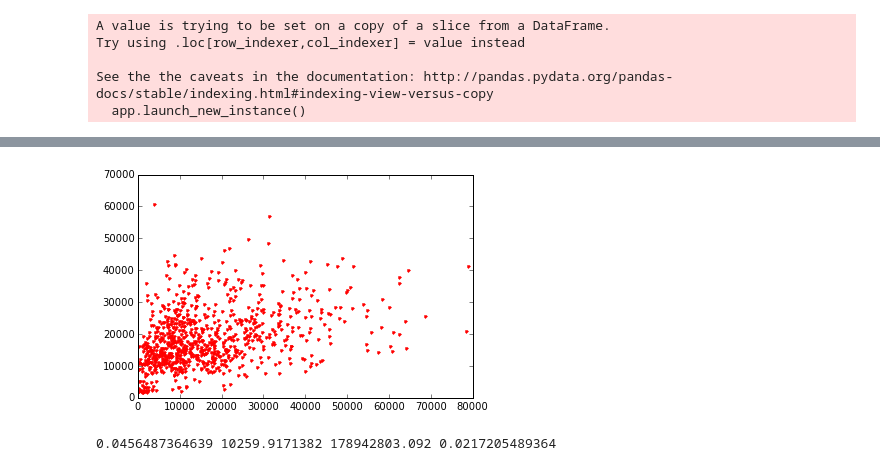
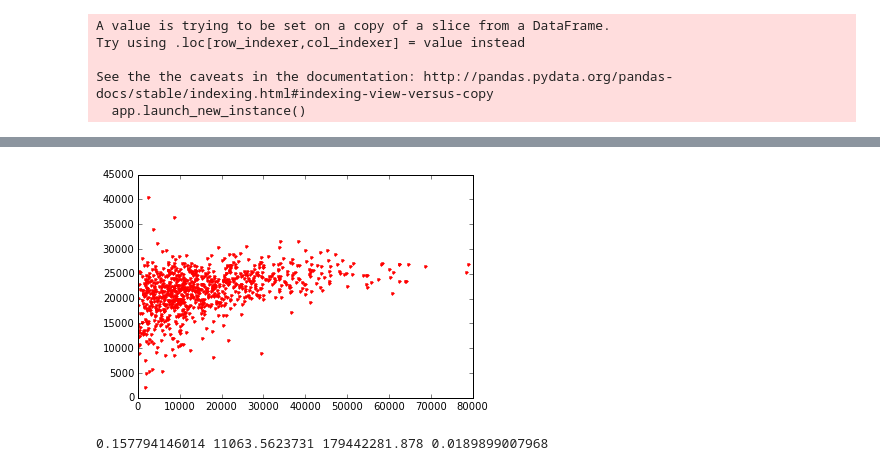
Before and after one commit to nikhilgk/faraday-motors, a Jupyter notebook: notebooks/Faraday_0.ipynb, the cells around one changed output, grey strips where cells are left out. Drawn from its saved outputs; the diff is of its cells as text; code cells hidden in the pictures.

```diff
--- a/notebooks/Faraday_0.ipynb
+++ b/notebooks/Faraday_0.ipynb
@@ -21,7 +23,7 @@ data = pd.read_csv('../data/add_0_stations.csv')
 df = data[data['count']>0]
 len(df)
 df["rate"] = df["Total"]/df["count"]
-df = df.drop('ZIP', 1).drop('percent_male', 1).drop('count', 1).drop('Total', 1)
+df = df.drop('ZIP', 1).drop('Total', 1)
 df = df.dropna()
 # %% [output]
 A value is trying to be set on a copy of a slice from a DataFrame.
@@ -56,33 +61,19 @@ df
 # %%
-# np.random.shuffle(ndata)
-split = math.floor(len(ndata)*0.8)
-train = ndata[:split]
-dev = ndata[split:]
-# print train
-# print train[:,0:4]
-# print train[:,4]
+def try_reggressor(regressor) :
+    cols = 6
+    regressor.fit(train[:,0:cols], train[:,cols])
+    dev_predictions = regressor.predict(dev[:,0:cols])
 
+    plt.plot(dev[:,cols], dev_predictions, 'r.')
+    plt.show()
 
-lin_reg = RandomForestRegressor()
-lin_reg.fit(train[:,0:4], train[:,4])
-
-# Make predictions on dev data
-dev_predictions = lin_reg.predict(dev[:,0:4])
-# print accuracy_score(dev[:,4], dev_predictions)
-# print dev[:,4]
-# print dev_predictions
-
-
-import matplotlib.pyplot as plt
-plt.plot(dev[:,4], dev_predictions, 'r.')
-# plt.axis([0, 6, 0, 20])
-plt.show()
-_explained_variance_score = explained_variance_score(dev[:,4], dev_predictions)
-_mean_absolute_error = mean_absolute_error(dev[:,4], dev_predictions)
-_mean_squared_error = mean_squared_error(dev[:,4], dev_predictions)
-_r2_score = r2_score(dev[:,4], dev_predictions)
-
-print _explained_variance_score, _mean_absolute_error, _mean_squared_error, _r2_score
+    _explained_variance_score = explained_variance_score(dev[:,cols], dev_predictions)
+    _mean_absolute_error = mean_absolute_error(dev[:,cols], dev_predictions)
+    _mean_squared_error = mean_squared_error(dev[:,cols], dev_predictions)
+    _r2_score = r2_score(dev[:,cols], dev_predictions)
+    print _explained_variance_score, _mean_absolute_error, _mean_squared_error, _r2_score
-# %% [output]
-[figure, removed]
-0.0456487364639 10259.9171382 178942803.092 0.0217205489364
+# %%
+try_reggressor(LinearRegression())
+# %% [output]
+[figure, added]
+0.157794146014 11063.5623731 179442281.878 0.0189899007968
```
Also changed, not shown: parts of 6 cells of this notebook, 5 other files.
